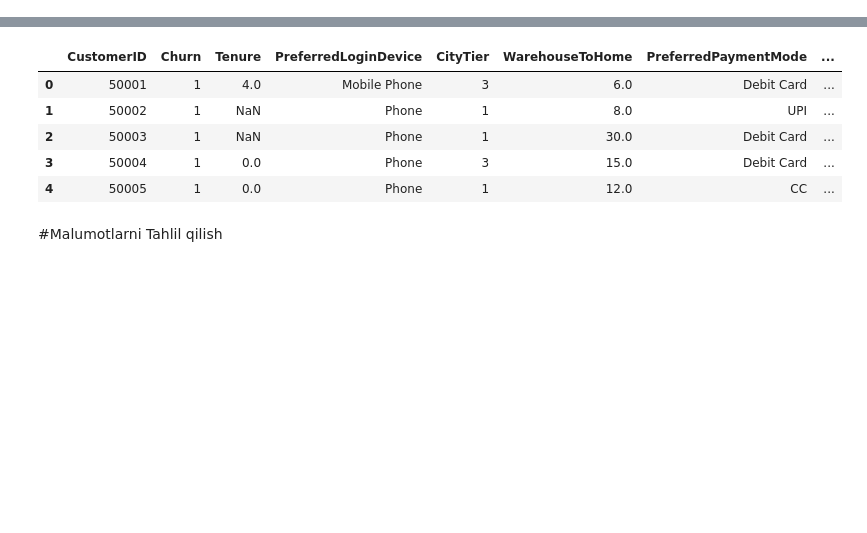
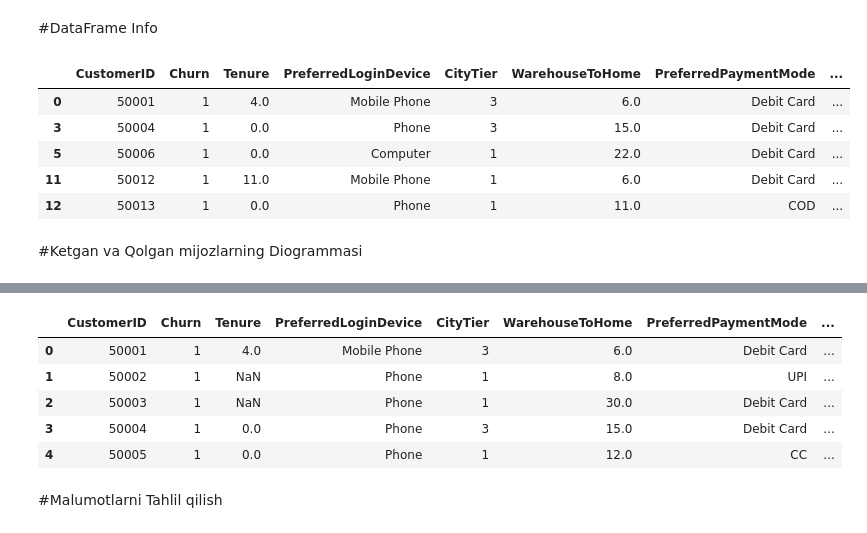
Before and after one commit to Bilol2747/my_projects_data_science_data_analytics, a Jupyter notebook: Customer_Churn_Amaliyot_.ipynb, the cells around one changed output, grey strips where cells are left out. Drawn from its saved outputs; the diff is of its cells as text; code cells hidden in the pictures; blank space fills up the shorter version.

```diff
--- a/Customer_Churn_Amaliyot_.ipynb
+++ b/Customer_Churn_Amaliyot_.ipynb
@@ -2,0 +11,13 @@
+# %% [markdown]
+#DataFrame Info
+# %%
+df.head()
+# %% [output]
+|  | CustomerID | Churn | Tenure | PreferredLoginDevice | CityTier | WarehouseToHome | PreferredPaymentMode | ... |
+| 0 | 50001 | 1 | 4.0 | Mobile Phone | 3 | 6.0 | Debit Card | ... |
+| 3 | 50004 | 1 | 0.0 | Phone | 3 | 15.0 | Debit Card | ... |
+| 5 | 50006 | 1 | 0.0 | Computer | 1 | 22.0 | Debit Card | ... |
+| 11 | 50012 | 1 | 11.0 | Mobile Phone | 1 | 6.0 | Debit Card | ... |
+| 12 | 50013 | 1 | 0.0 | Phone | 1 | 11.0 | COD | ... |
+# %% [markdown]
+#Ketgan va Qolgan mijozlarning Diogrammasi
```
Also changed, not shown: parts of 26 cells of this notebook.
